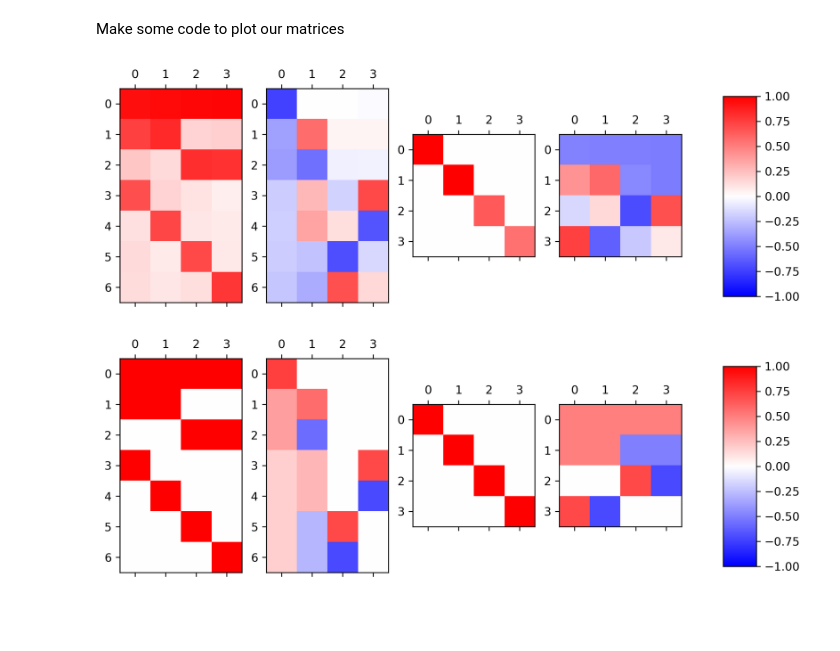
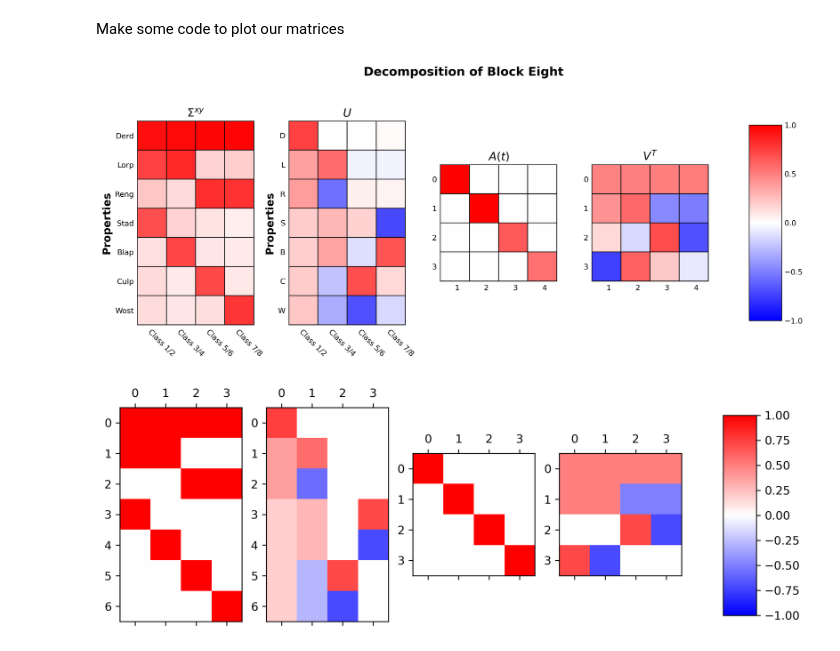
Before and after one commit to JirkoRu/analysis_scripts, a Jupyter notebook: SVD_Plot/SVD_plot.ipynb, the cells around one changed output. Cells and saved outputs as stored; diff of their text form; code cells hidden in the pictures; blank space fills up the shorter version.

Commit message:
almost done with the first plotting function

```diff
--- a/SVD_Plot/SVD_plot.ipynb
+++ b/SVD_Plot/SVD_plot.ipynb
@@ -73,67 +74,95 @@ def truncate_colormap(cmap, minval=0.0, maxval=1.0, n=100):
 
 def plot_SVD(u, s, vt, in_out_matrix, fig_name, fig_title, unit_str, increment):
     # Define figure
-    fig, axes = plt.subplots(1, 4, figsize=(10, 4), dpi=300, facecolor='w')
+    fig, axes = plt.subplots(1, 4, figsize=(15, 6), dpi=300, facecolor='w')
     cmap = plt.get_cmap('bwr')
     # cmap = truncate_colormap(cmap, 0, 1)
 
     # list of input, singular vectors and singular values for looping
     matrices = [in_out_matrix, u, s, vt]
 
     # Average per bloc
     for i, ax in enumerate(axes.flatten()):
         im = ax.matshow(matrices[i], cmap=cmap, vmin = -1, vmax = 1)
 
-    # # remove the ticks and make tick labels
-    # y_tick_labels = ['Derd','Lorp','Reng','Stad', 'Blap', 'Culp', 'Wost']
-    # x_tick_labels = ['Class 1/2', 'Class 3/4', 'Class 5/6', 'Class 7/8']
+    # remove the ticks and make tick labels
+    y_tick_labels_1 = ['Derd','Lorp','Reng','Stad', 'Blap', 'Culp', 'Wost']
+    y_tick_labels_2 = ['D', 'L', 'R', 'S', 'B', 'C', 'W']
+    x_tick_labels = ['Class 1/2', 'Class 3/4', 'Class 5/6', 'Class 7/8']
 
-    # for i, ax in enumerate(axes.flatten()):
+    # the titles
+    titles = ['$\Sigma^{xy}$', '$U$', '$A(t)$', '$V^{T}$']
 
-    #     ax.set_title(unit_str + " " + str(i* increment+1), fontweight='bold', fontsize = 10)
+    for i, ax in enumerate(axes.flatten()):
 
-    #     # make grid
-    #     ax.set_xticks(np.arange(-.5, len(x_tick_labels)), minor=True)
-    #     ax.set_yticks(np.arange(-.5, len(y_tick_labels)), minor=True)
-    #     # Gridlines based on minor ticks
-    #     ax.grid(which='minor', color='k', linestyle='-', linewidth=1)
+        sub_title = ax.set_title(titles[i], fontsize = 15)
+        ax.tick_params(labeltop=False, labelbottom = True)
 
-    #     # remove ticks
-    #     ax.tick_params(which='both', left=False, right=False, top=False, bottom=False, pad=1)
+        if i in {0, 1}:
+            # make grid
+            ax.set_xticks(np.arange(-.5, len(x_tick_labels)), minor=True)
+            ax.set_yticks(np.arange(-.5, len(y_tick_labels_1)), minor=True)
+            # Gridlines based on minor ticks
+            ax.grid(which='minor', color='k', linestyle='-', linewidth=1)
 
-    #     ax.set_xticks(range(len(x_tick_labels)))
-    #     ax.set_xticklabels(x_tick_labels, rotation= -45, fontsize=6, ha="left", rotation_mode="anchor")
+            # remove ticks
+            ax.tick_params(which='both', left=False, right=False, top=False, bottom=False, pad=1)
 
-    #     if i % 4 == 0:
-    #         ax.set_ylabel("Properties",fontweight='bold', fontsize = 12)
-    #         ax.set_yticks(range(len(y_tick_labels)))
-    #         ax.set_yticklabels(y_tick_labels, fontsize=7)
-    #         ax.tick_params(labeltop=False, labelbottom = True)
+            ax.set_xticks(range(len(x_tick_labels)))
+            ax.set_xticklabels(x_tick_labels, rotation= -45, fontsize=10, ha="left", rotation_mode="anchor")
 
-    #     else:
-    #         ax.tick_params(labelleft=False, labeltop=False, labelbottom = True)
+            if i == 0:
+                ax.set_ylabel("Properties",fontweight='bold', fontsize = 14)
+                ax.set_yticks(range(len(y_tick_labels_1)))
+                ax.set_yticklabels(y_tick_labels_1, fontsize=10)
+
+            if i == 1:
+                ax.set_ylabel("Properties",fontweight='bold', fontsize = 14)
+                ax.set_yticks(range(len(y_tick_labels_2)))
+                ax.set_yticklabels(y_tick_labels_2, fontsize=10)
+
+
+        if i in {2, 3}:
+            # make grid
+            ax.set_xticks(np.arange(-.5, len(x_tick_labels)), minor=True)
+            ax.set_yticks(np.arange(-.5, len(x_tick_labels)), minor=True)
+            # Gridlines based on minor ticks
+            ax.grid(which='minor', color='k', linestyle='-', linewidth=1)
+
+            # remove ticks
+            ax.tick_params(which='both', left=False, right=False, top=False, bottom=False, pad=1)
+
+            ax.set_xticks(range(len(x_tick_labels)))
+            ax.set_xticklabels([1,2,3,4], fontsize=10, ha="left", rotation_mode="anchor")
 
     # add a supertitle
-    # fig.suptitle(fig_title, fontweight='bold', fontsize = 16)
+    fig.suptitle(fig_title, fontweight='bold', fontsize = 16)
+
+    # set the spacing between subplots
+    plt.subplots_adjust(left=0.1,
+                        bottom=0.1,
+                        right=0.9,
+                        top=0.9,
+                        wspace=0.3,
+                        hspace=0.4)
 
     # add a colourbar
     fig.subplots_adjust(right=0.8)
     cbar_ax = fig.add_axes([0.85, 0.2, 0.04, 0.6])
-    fig.colorbar(im, cax=cbar_ax)
-
-# plt.tight_layout()
+    cbar = fig.colorbar(im, cax=cbar_ax, ticks = [-1,-.5, 0, .5, 1])
+    cbar.ax.tick_params(size=0)
 
 # fig.savefig(fig_name)
 
 # print(os.getcwd())
 plot_SVD(u, s, vt, test,
                   'figure/in_out_matrix.svg',
-                  "Proportion of Participant Choices Across Blocks",
+                  "Decomposition of Block Eight",
                   "Block",
                   1
                 )
 # %% [output]
-[figure, old version]
+[figure, new version]
 # %%
 test = np.array([[1,1,1,1],[1,1,0,0], [0,0,1,1], [1,0,0,0], [0,1,0,0], [0,0,1,0], [0,0,0,1]])
 
```
Also changed, not shown: parts of 1 cell of this notebook, 2 other files.
